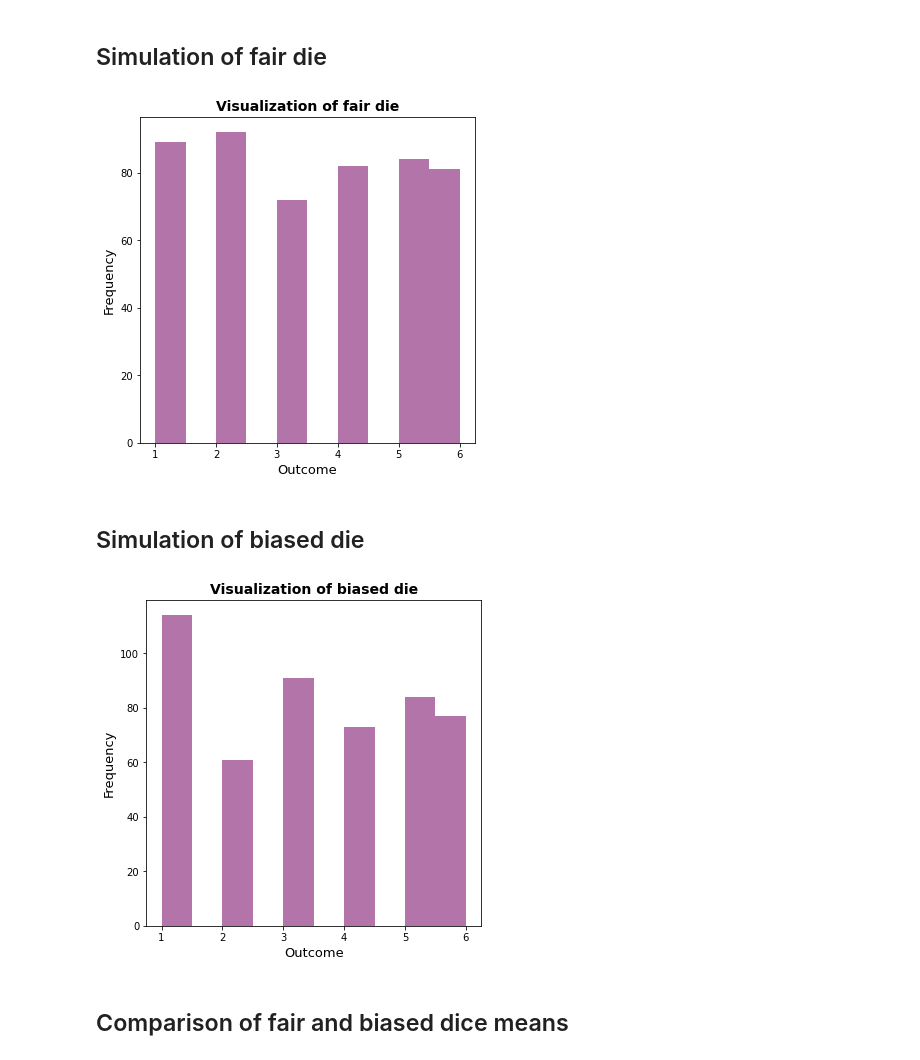
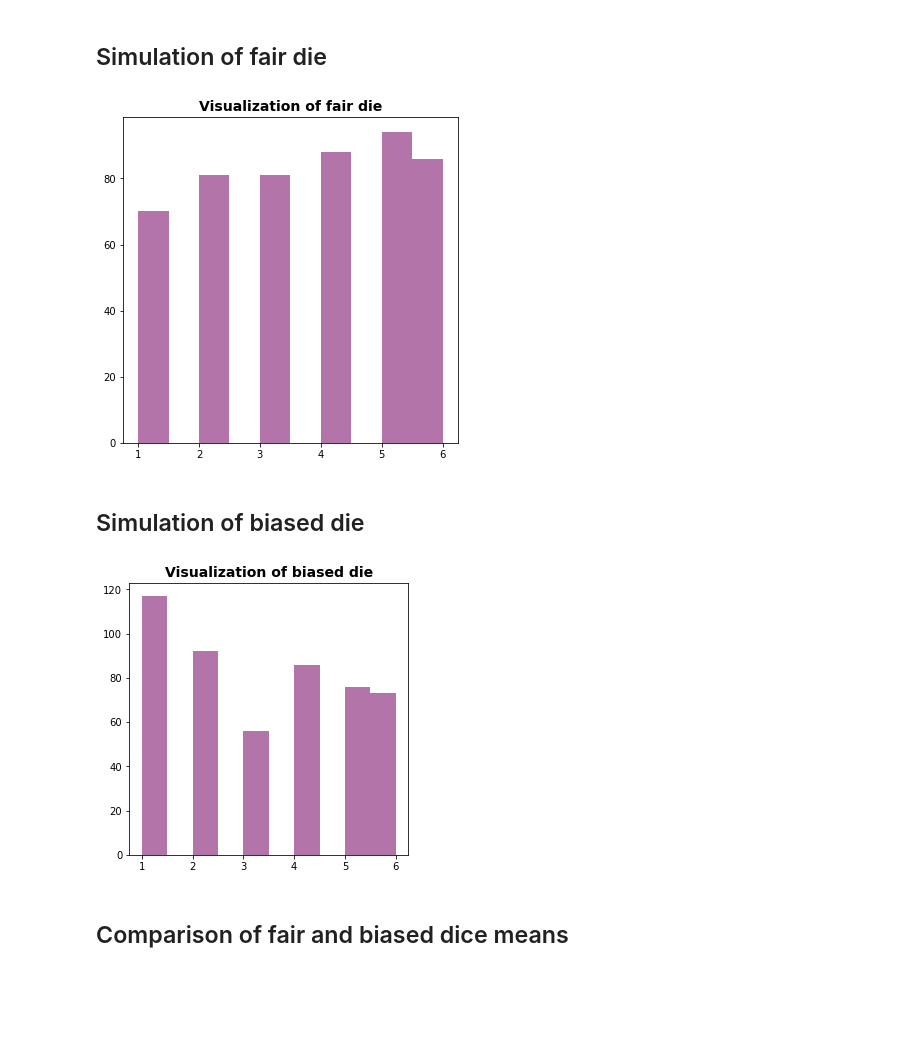
Before and after one commit to shrpatil/Intro-to-Data-Science, a Jupyter notebook: Week02/HW-02.ipynb, the cells around one changed output. Drawn from its saved outputs; the diff is of its cells as text; code cells hidden in the pictures; blank space fills up the shorter version.

```diff
--- a/Week02/HW-02.ipynb
+++ b/Week02/HW-02.ipynb
@@ -24,31 +24,29 @@ Repeat the process programatically and take the mean to create a new list. This
 # %%
 import random
 import matplotlib.pyplot as plt
 
 trial_count = 500
 
 #definig a function to give fair die outcomes
 
 def fair_die_simulation(trials):
     options = [1,2,3,4,5,6]
     simulations = []
 
     for i in range (trials):
         n= random.choice(options)
         simulations.append(n)
     return simulations
 
 
 #ploting the graph of outcome
 
 f = plt.figure(figsize=(6,6))
 plt.hist(fair_die_simulation(trial_count), color= '#a05195', alpha= 0.8)
 plt.title("Visualization of fair die",fontsize =14,fontweight="bold")
-plt.xlabel("Outcome", fontsize=13)
-plt.ylabel("Frequency", fontsize=13)
 plt.show()
 # %% [output]
-[figure, old version]
+[figure, new version]
 # %% [markdown]
 ## Simulation of biased die
 # %%
@@ -66,14 +64,12 @@ def biased_die_simuations(trials, weights=[0.25, 0.15, 0.15, 0.15, 0.15, 0.15]):
 
 #ploting the graph of outcomes
 
-f = plt.figure(figsize=(6,6))
+f = plt.figure(figsize=(5,5))
 plt.hist(biased_die_simuations(trial_count), color= '#a05195', alpha= 0.8)
 plt.title('Visualization of biased die',fontsize =14,fontweight="bold")
-plt.xlabel("Outcome", fontsize=13)
-plt.ylabel("Frequency", fontsize=13)
 plt.show()
 # %% [output]
-[figure, old version]
+[figure, new version]
 # %% [markdown]
 ## Comparison of fair and biased dice means
 # %%
```
Also changed, not shown: parts of 1 cell of this notebook, 2 other files.
